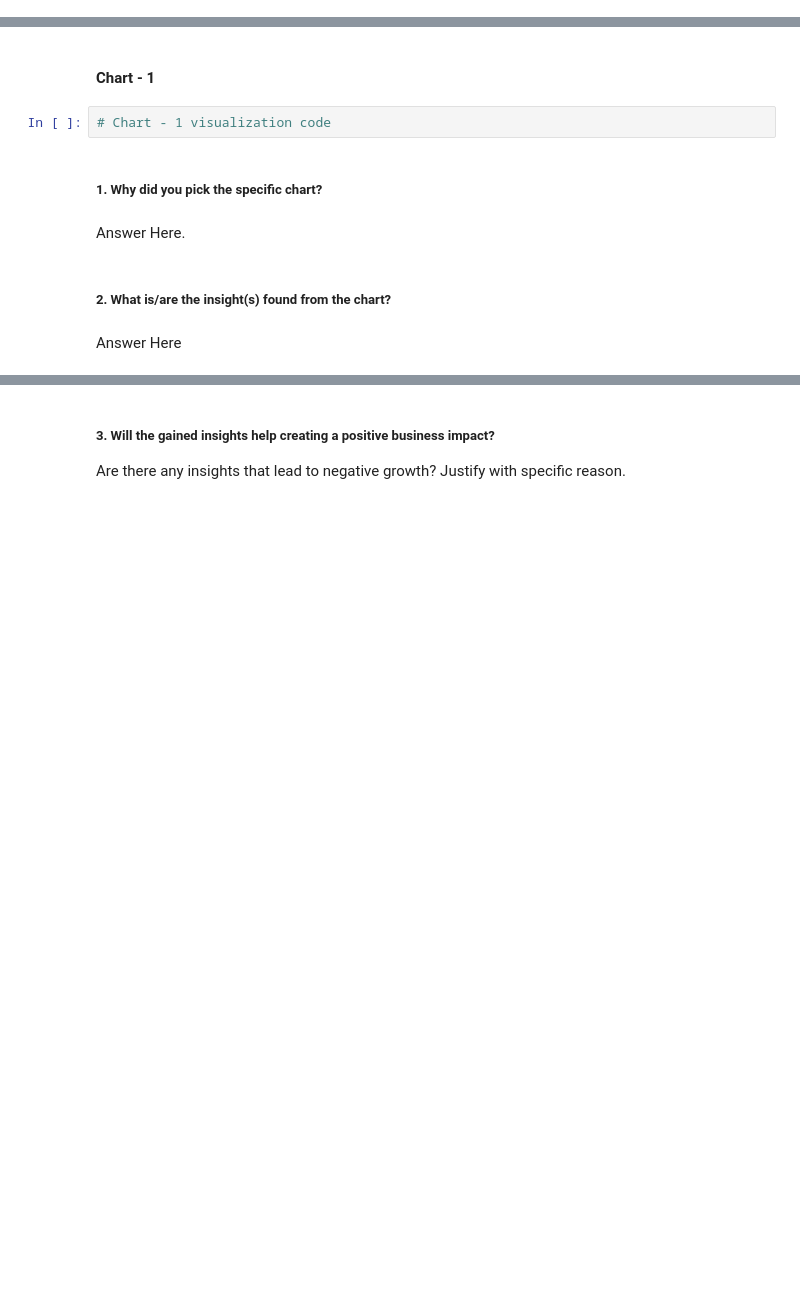
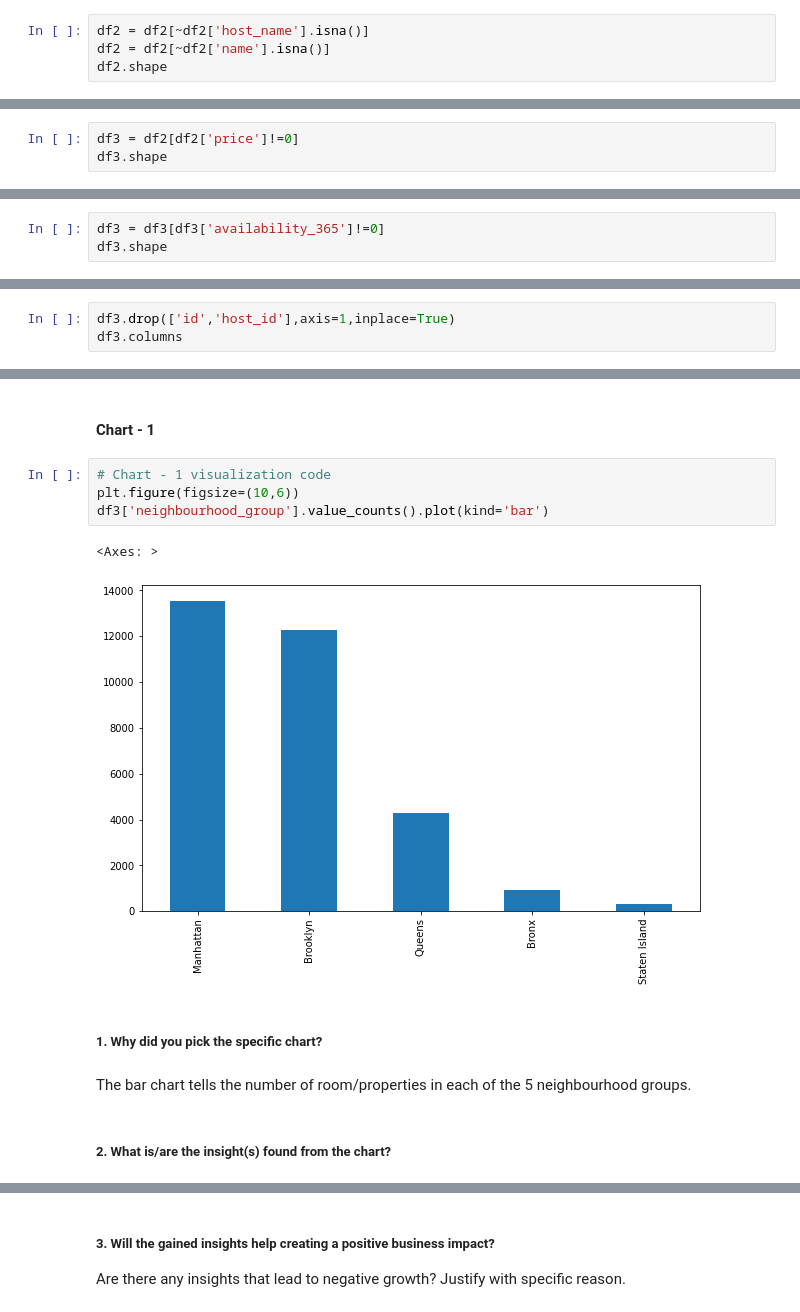
Before and after one commit to sidpatondikar/CAPSTONE-Airbnb-Booking-Analysis-Siddharth-Patondikar, a Jupyter notebook: Team_Notebook.ipynb, the cells around one changed output, grey strips where cells are left out. Saved outputs shown, nothing was run; the diff lists cells and outputs as text; blank space fills up the shorter version.

```diff
--- a/Team_Notebook.ipynb
+++ b/Team_Notebook.ipynb
@@ -121,0 +357,4 @@ Answer Here
+# %%
+df2 = df2[~df2['host_name'].isna()]
+df2 = df2[~df2['name'].isna()]
+df2.shape
@@ -121,0 +423,3 @@ Answer Here
+# %%
+df3 = df2[df2['price']!=0]
+df3.shape
@@ -121,0 +448,3 @@ Answer Here
+# %%
+df3 = df3[df3['availability_365']!=0]
+df3.shape
@@ -121,0 +455,3 @@ Answer Here
+# %%
+df3.drop(['id','host_id'],axis=1,inplace=True)
+df3.columns
@@ -129,11 +492,14 @@ Answer Here.
 #### Chart - 1
 # %%
 # Chart - 1 visualization code
+plt.figure(figsize=(10,6))
+df3['neighbourhood_group'].value_counts().plot(kind='bar')
+# %% [output]
+<Axes: >
+[figure, added]
 # %% [markdown]
 ##### 1. Why did you pick the specific chart?
-# %% [markdown]
-Answer Here.
+# %% [markdown]
+The bar chart tells the number of room/properties in each of the 5 neighbourhood groups.
 # %% [markdown]
 ##### 2. What is/are the insight(s) found from the chart?
-# %% [markdown]
-Answer Here
```
Also changed, not shown: parts of 110 cells of this notebook.
